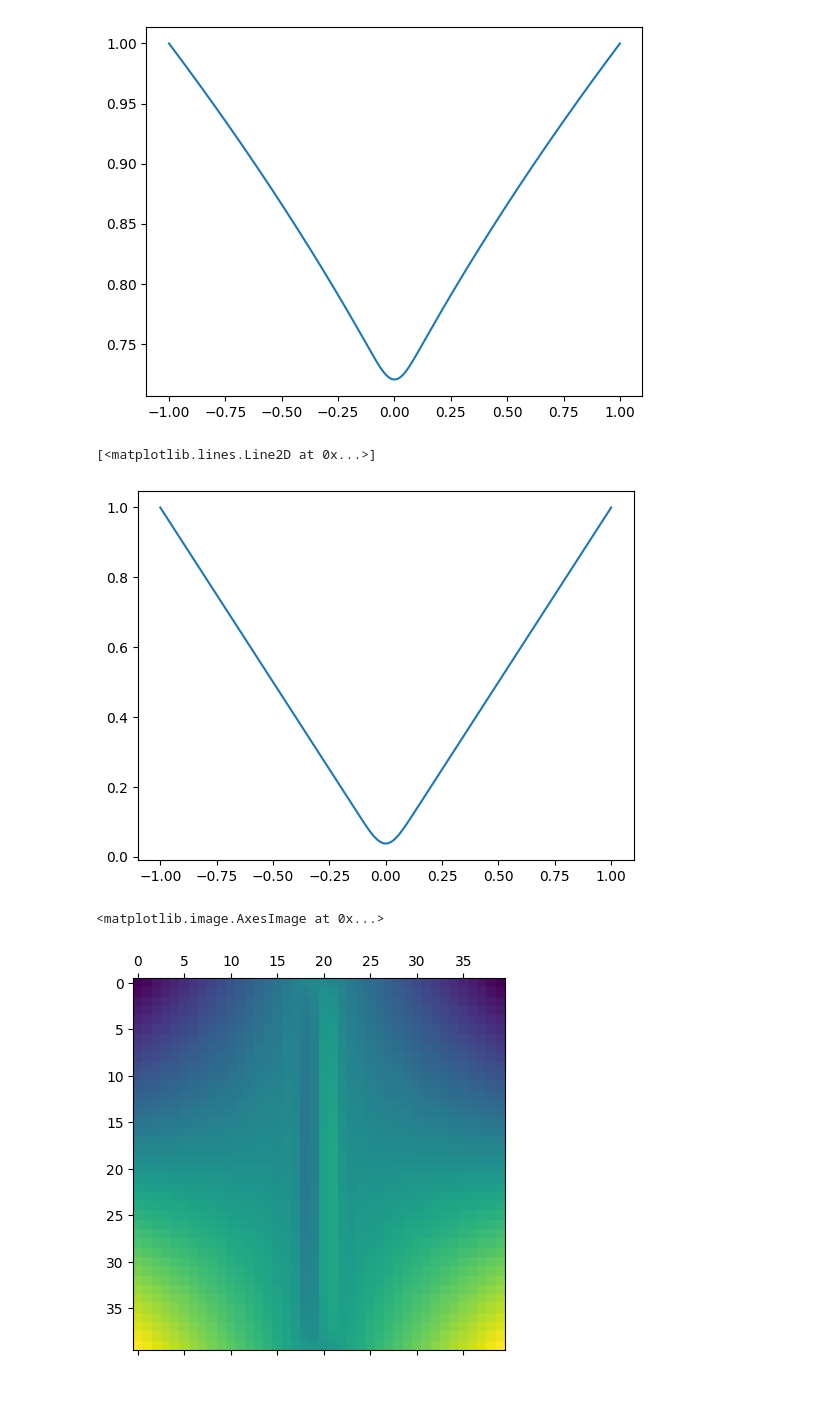
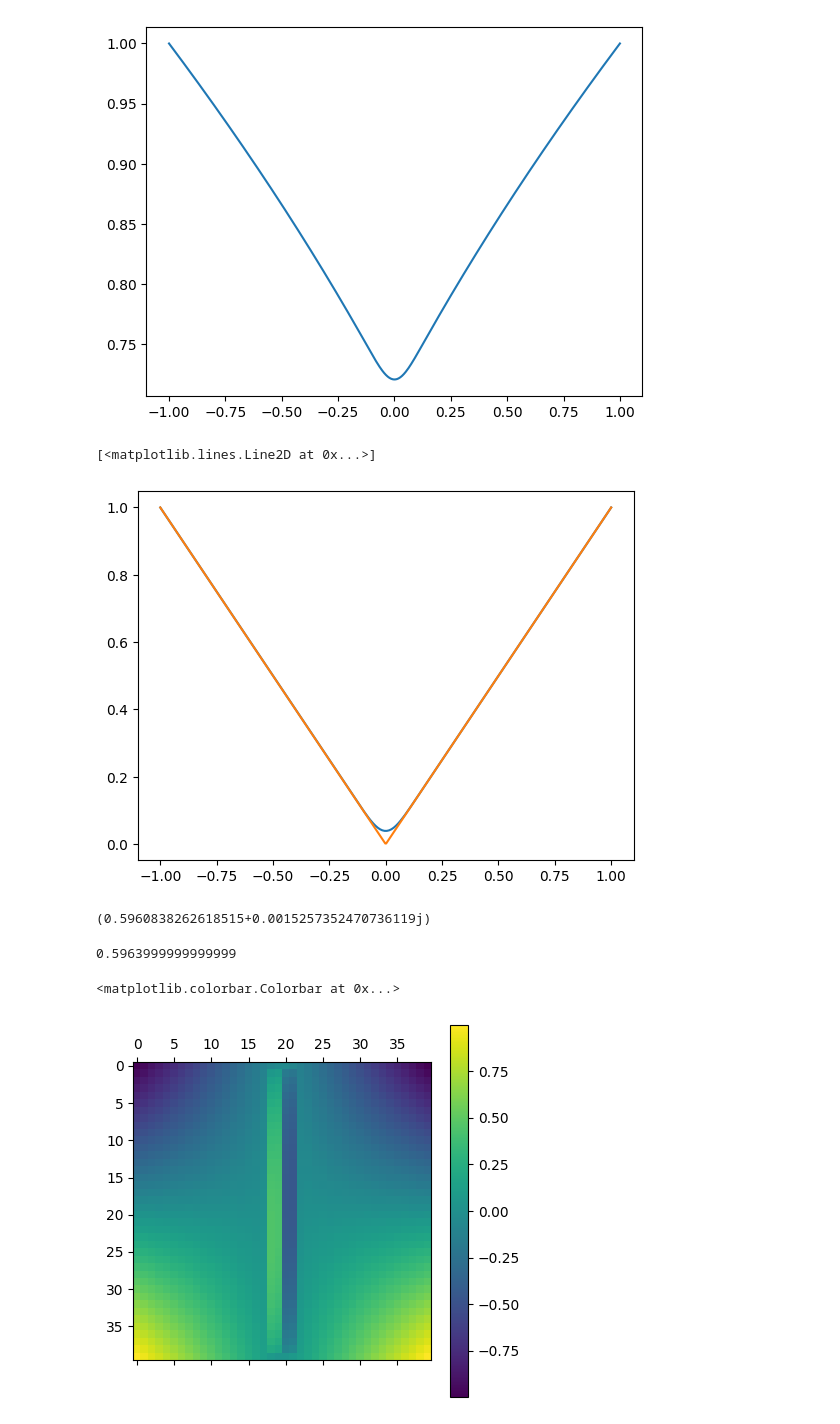
Before and after one commit to ichuang/pyqsp, a Jupyter notebook: test_notebook.ipynb, the cells around one changed output. Drawn from its saved outputs; the diff is of its cells as text; code cells hidden in the pictures; blank space fills up the shorter version.

```diff
--- a/test_notebook.ipynb
+++ b/test_notebook.ipynb
@@ -66,7 +66,7 @@ plt.colorbar()
 # %%
 # Performs tests of the extraction and sqrt gadgets
 G_extraction = ExtractionGadget(29, 'G_ext')
-G_sqrt = SqrtGadget(40, 0.05, 'G_sqrt')
+G_sqrt = SqrtGadget(40, 0.06, 'G_sqrt')
 # %%
 # Plots the response function of the extraction gadget
 X, Y = G_extraction.get_response()
@@ -94,9 +94,10 @@ data = [fn_2(x) for x in tqdm(np.linspace(-1, 1, 200))]
 # %%
 # IT WORKS!
 plt.plot(np.linspace(-1, 1, 200), data)
+plt.plot(X, np.abs(X))
 # %% [output]
 [<matplotlib.lines.Line2D at 0x...>]
-[figure, old version]
+[figure, new version]
 # %%
 # Tests that the arbitrary multiplication gadget works
 G_mult = MultiplicationGadget("G_mult")
@@ -108,11 +109,20 @@ G_arb_mult = G_sqrt.interlink(G_mult, [
 fn_3 = lambda x, y : (G_arb_mult.get_qsp_unitary(('G_mult', 0))({('G_sqrt', 0) : x, ("G_mult", 1): y}))[0][0]
 # %%
 data = [[fn_3(x, y) for x in np.linspace(-1, 1, 40)] for y in tqdm(np.linspace(-1, 1, 40))]
+# %%
+fn_3(0.71, 0.84)
+# %% [output]
+(0.5960838262618515+0.0015257352470736119j)
+# %%
+0.71 * 0.84
+# %% [output]
+0.5963999999999999
 # %%
 plt.matshow(np.real(data))
+plt.colorbar()
 # %% [output]
-<matplotlib.image.AxesImage at 0x...>
+<matplotlib.colorbar.Colorbar at 0x...>
-[figure, old version]
+[figure, new version]
 # %%
 # Plots |x| * y
 
```
Also changed, not shown: parts of 3 cells of this notebook.
